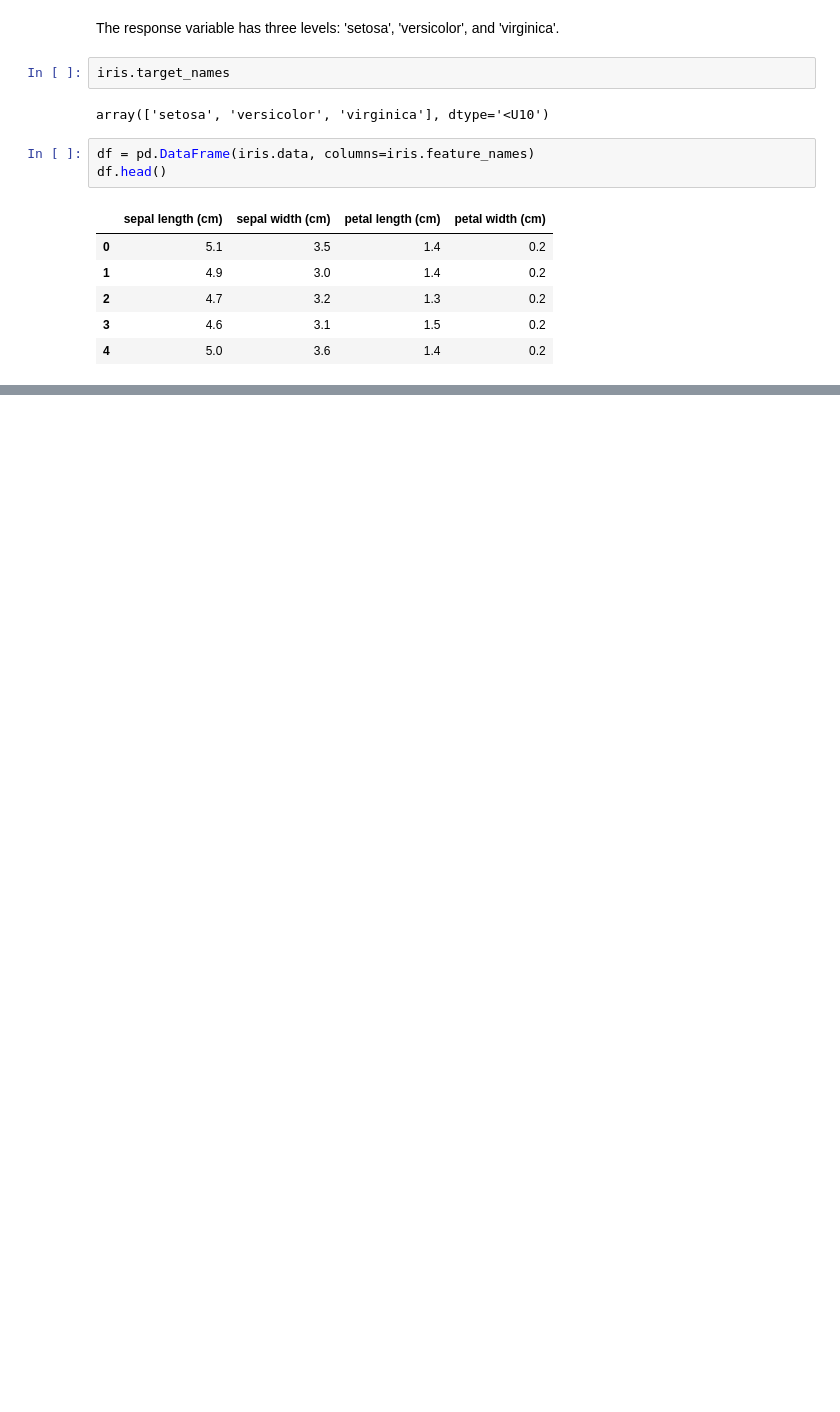
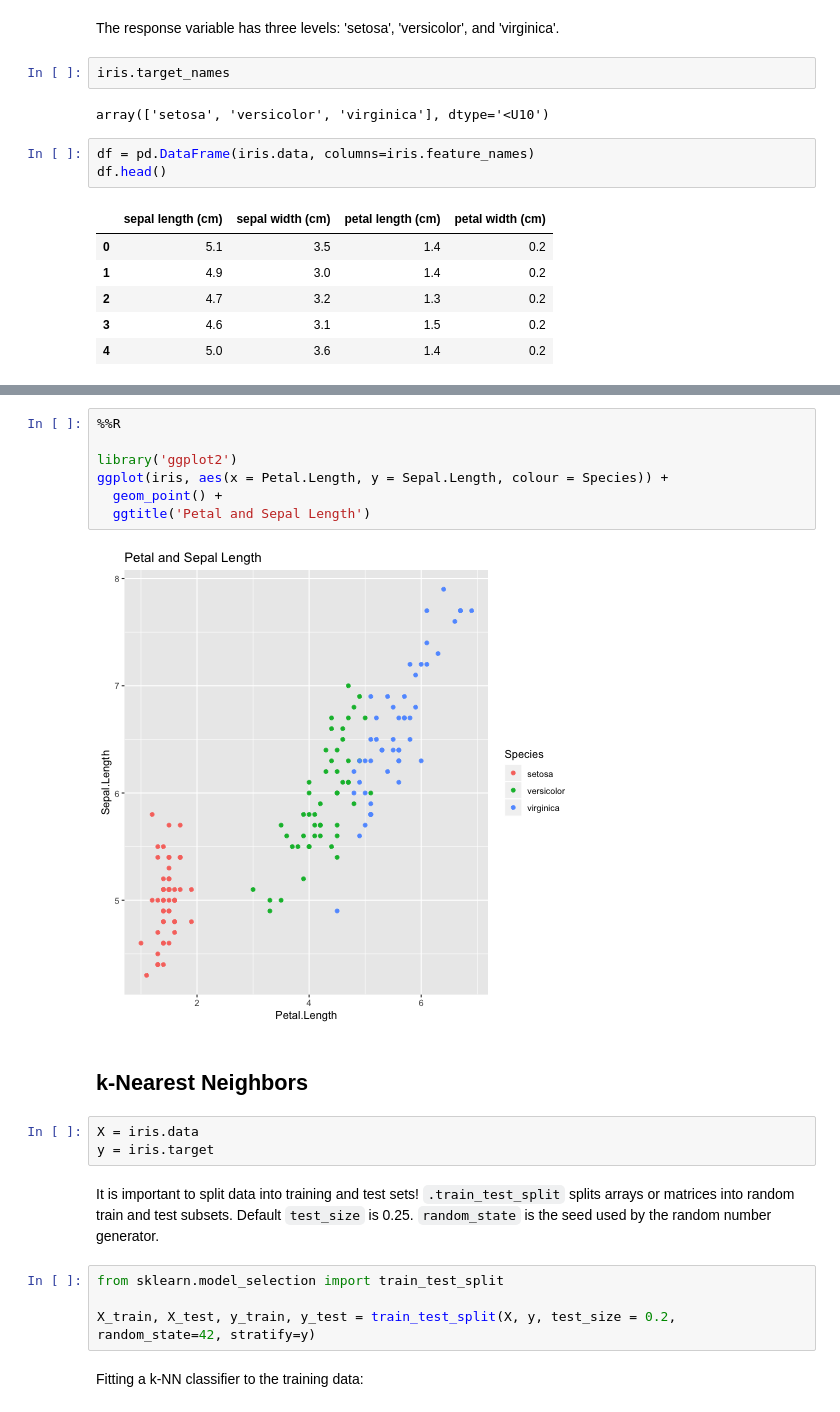
Before and after one commit to kaymal/Machine-Learning-with-Python, a Jupyter notebook: Supervised Learning.ipynb, the cells around one changed output, grey strips where cells are left out. Drawn from its saved outputs; the diff is of its cells as text; blank space fills up the shorter version.

```diff
--- a/Supervised Learning.ipynb
+++ b/Supervised Learning.ipynb
@@ -60,0 +93,22 @@ plt.show()
+# %%
+%%R
+
+library('ggplot2')
+ggplot(iris, aes(x = Petal.Length, y = Sepal.Length, colour = Species)) +
+  geom_point() +
+  ggtitle('Petal and Sepal Length')
+# %% [output]
+[figure, added]
+# %% [markdown]
+## k-Nearest Neighbors
+# %%
+X = iris.data
+y = iris.target
+# %% [markdown]
+It is important to split data into training and test sets! `.train_test_split` splits arrays or matrices into random train and test subsets. Default `test_size` is 0.25. `random_state` is the seed used by the random number generator.
+# %%
+from sklearn.model_selection import train_test_split
+
+X_train, X_test, y_train, y_test = train_test_split(X, y, test_size = 0.2, random_state=42, stratify=y)
+# %% [markdown]
+Fitting a k-NN classifier to the training data:
```
Also changed, not shown: parts of 21 cells of this notebook.
